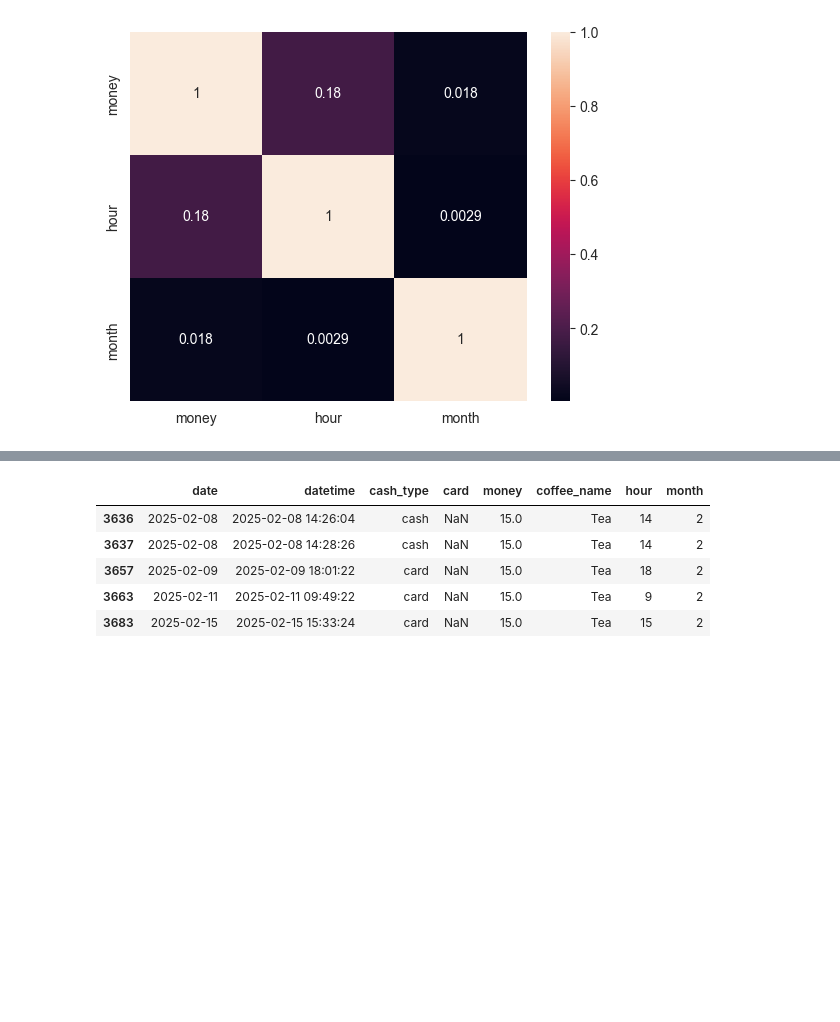
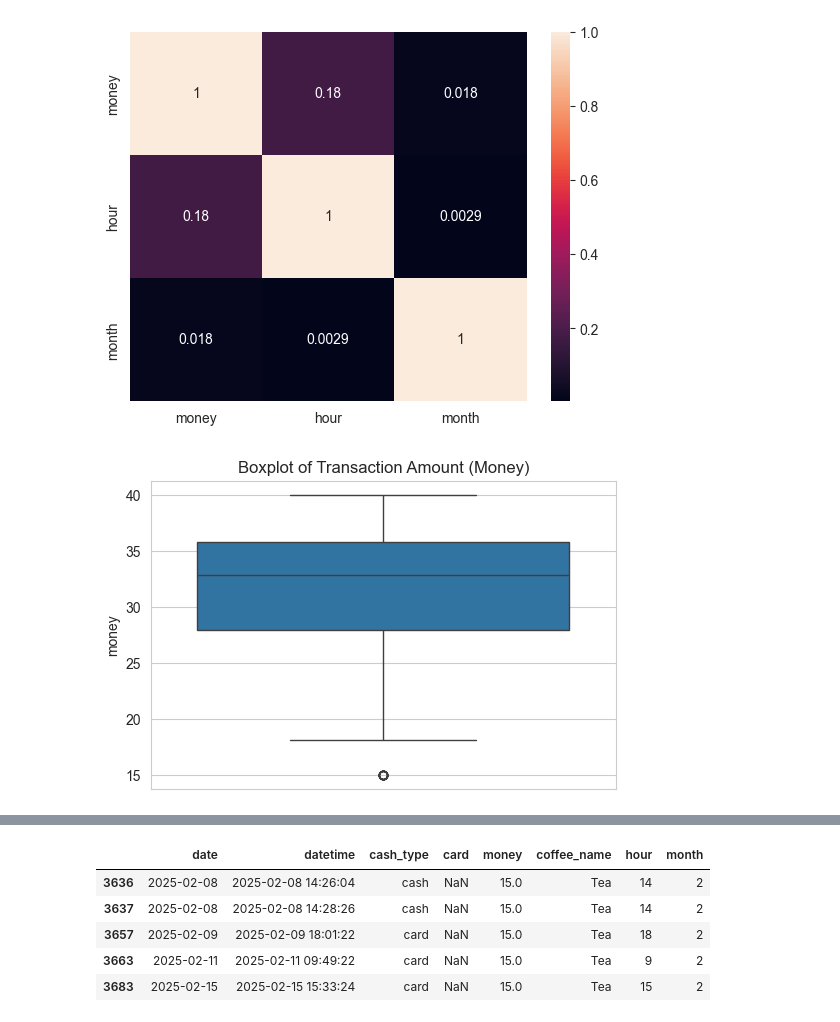
Before and after one commit to eThird/Da-practice, a Jupyter notebook: Notebooks/coffee_shop_transaction_Analysis.ipynb, the cells around one changed output, grey strips where cells are left out. Cells and saved outputs as stored; diff of their text form; code cells hidden in the pictures; blank space fills up the shorter version.

Commit message:
outliers detection

```diff
--- a/Notebooks/coffee_shop_transaction_Analysis.ipynb
+++ b/Notebooks/coffee_shop_transaction_Analysis.ipynb
@@ -474,3 +474,11 @@ sns.heatmap(df.corr(numeric_only=True), annot=True)
 plt.show()
 # %% [output]
 [figure]
+# %%
+#detect outlier
+plt.figure(figsize=(6,4))
+sns.boxplot(y=df['money'])
+plt.title("Boxplot of Transaction Amount (Money)")
+plt.show()
+# %% [output]
+[figure, added]
```
Also changed, not shown: parts of 1 cell of this notebook.
